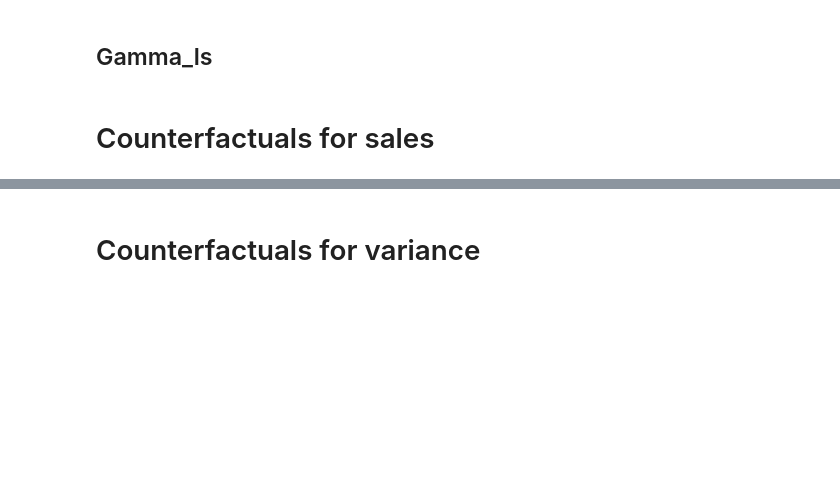
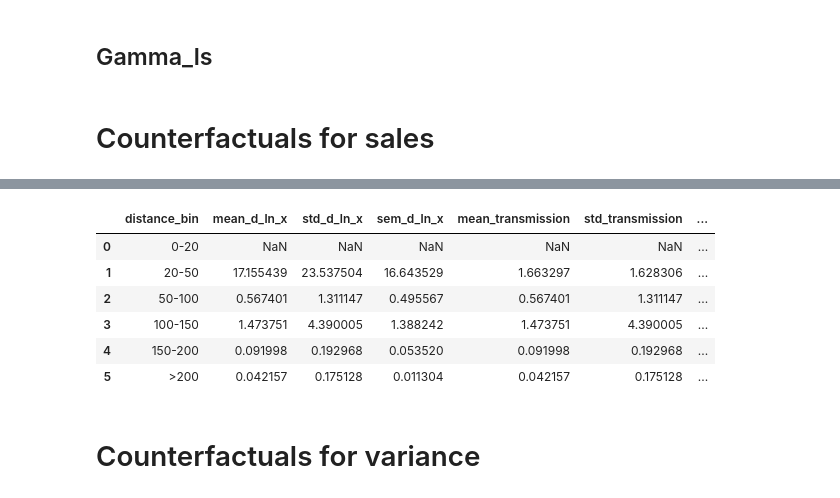
Before and after one commit to SwannChelly/SMM_Spatial_Comovement, a Jupyter notebook: analysis.ipynb, the cells around one changed output, grey strips where cells are left out. Saved outputs shown, nothing was run; the diff lists cells and outputs as text; code cells hidden in the pictures; blank space fills up the shorter version.

```diff
--- a/analysis.ipynb
+++ b/analysis.ipynb
@@ -2059,3 +2107,13 @@ np.float64(0.06854830357230177)
+# %%
+binned
+# %% [output]
+|  | distance_bin | mean_d_ln_x | std_d_ln_x | sem_d_ln_x | mean_transmission | std_transmission | ... |
+| 0 | 0-20 | NaN | NaN | NaN | NaN | NaN | ... |
+| 1 | 20-50 | 17.155439 | 23.537504 | 16.643529 | 1.663297 | 1.628306 | ... |
+| 2 | 50-100 | 0.567401 | 1.311147 | 0.495567 | 0.567401 | 1.311147 | ... |
+| 3 | 100-150 | 1.473751 | 4.390005 | 1.388242 | 1.473751 | 4.390005 | ... |
+| 4 | 150-200 | 0.091998 | 0.192968 | 0.053520 | 0.091998 | 0.192968 | ... |
+| 5 | >200 | 0.042157 | 0.175128 | 0.011304 | 0.042157 | 0.175128 | ... |
 # %% [markdown]
 # Counterfactuals for variance
 # %% [markdown]
```
Also changed, not shown: parts of 19 cells of this notebook, 1 other file.
